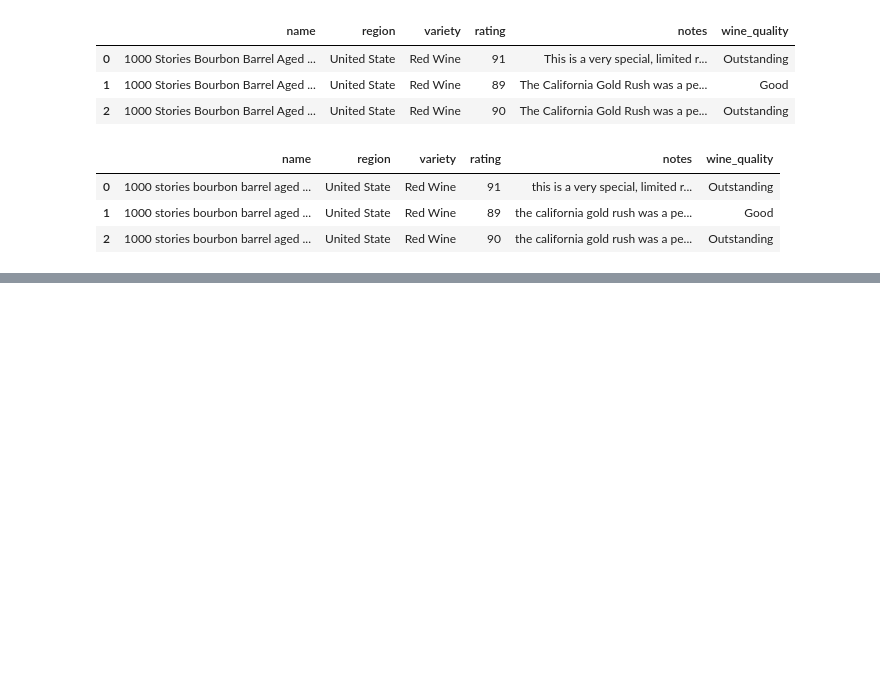
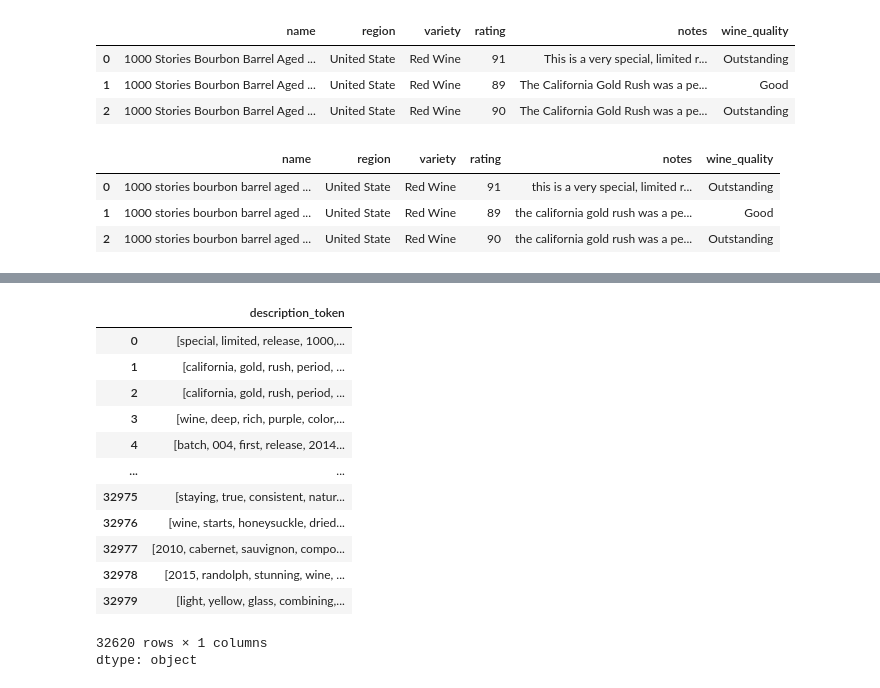
Before and after one commit to zeerau/TDI_Projects, a Jupyter notebook: Data Cleaning/week9/data_cleaning.ipynb, the cells around one changed output, grey strips where cells are left out. Cells and saved outputs as stored; diff of their text form; code cells hidden in the pictures; blank space fills up the shorter version.

```diff
--- a/Data Cleaning/week9/data_cleaning.ipynb
+++ b/Data Cleaning/week9/data_cleaning.ipynb
@@ -210,0 +294,18 @@ Name: notes, Length: 32620, dtype: object
+# %%
+
+non_dm_data["description_token"]
+# %% [output]
+|  | description_token |
+| 0 | [special, limited, release, 1000,... |
+| 1 | [california, gold, rush, period, ... |
+| 2 | [california, gold, rush, period, ... |
+| 3 | [wine, deep, rich, purple, color,... |
+| 4 | [batch, 004, first, release, 2014... |
+| ... | ... |
+| 32975 | [staying, true, consistent, natur... |
+| 32976 | [wine, starts, honeysuckle, dried... |
+| 32977 | [2010, cabernet, sauvignon, compo... |
+| 32978 | [2015, randolph, stunning, wine, ... |
+| 32979 | [light, yellow, glass, combining,... |
+32620 rows × 1 columns
+dtype: object
```
Also changed, not shown: parts of 18 cells of this notebook.
